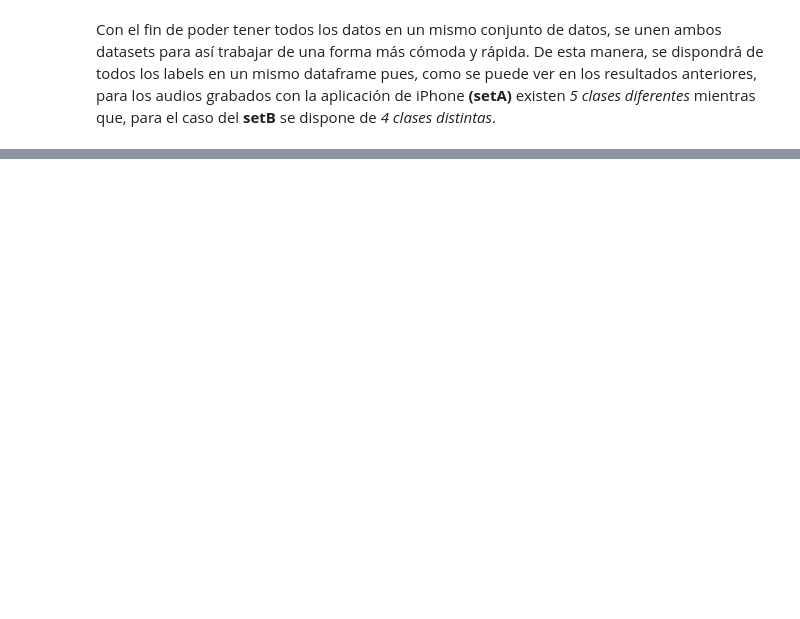
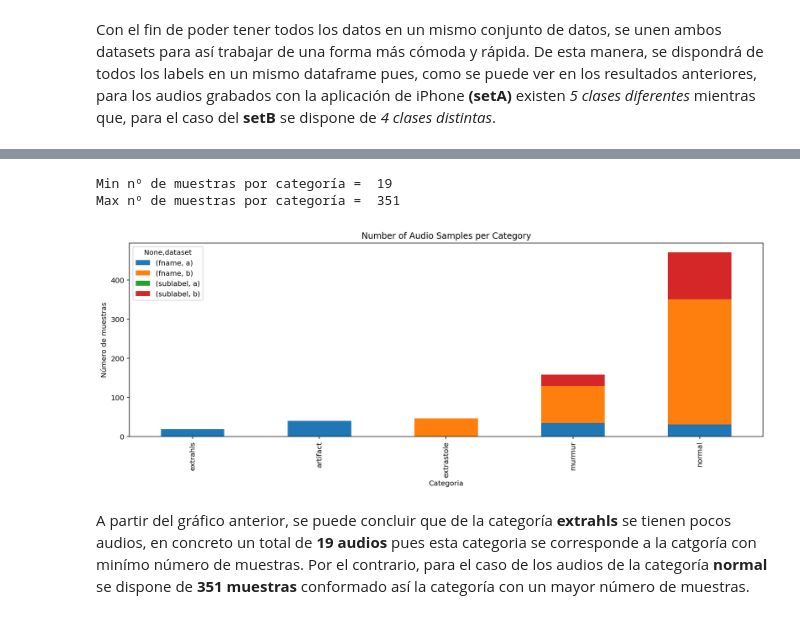
Before and after one commit to lauralucendom/MBD_audio, a Jupyter notebook: audio_analysis.ipynb, the cells around one changed output, grey strips where cells are left out. Drawn from its saved outputs; the diff is of its cells as text; code cells hidden in the pictures; blank space fills up the shorter version.

```diff
--- a/audio_analysis.ipynb
+++ b/audio_analysis.ipynb
@@ -51,2 +66,9 @@ array(['extrastole', 'murmur', 'normal', nan], dtype=object)
 # %% [markdown]
 Con el fin de poder tener todos los datos en un mismo conjunto de datos, se unen ambos datasets para así trabajar de una forma más cómoda y rápida. De esta manera, se dispondrá de todos los labels en un mismo dataframe pues, como se puede ver en los resultados anteriores, para los audios grabados con la aplicación de iPhone __(setA)__ existen *_5 clases diferentes_* mientras que, para el caso del __setB__ se dispone de *_4 clases distintas_*.
+# %%
+datasets = [set_a, set_b]
+train_dataset=pd.concat(datasets)
+print("Número de classes: {}".format(len(train_dataset.label.unique())))
+print("Clases: {}".format(train_dataset.label.unique()))
+print("Número de observaciones/audios: {}".format(len(train_dataset)))
+train_dataset.head()
@@ -52,0 +89,14 @@ Con el fin de poder tener todos los datos en un mismo conjunto de datos, se unen
+# %%
+category_group = train_dataset.groupby(['label','dataset']).count()
+plot = category_group.unstack().reindex(category_group.unstack().sum(axis=1).sort_values().index).plot(kind='bar', stacked=True, title="Number of Audio Samples per Category", figsize=(16,5))
+plot.set_xlabel("Categoria")
+plot.set_ylabel("Número de muestras")
+
+print('Min nº de muestras por categoría = ', min(train_dataset.label.value_counts()))
+print('Max nº de muestras por categoría = ', max(train_dataset.label.value_counts()))
+# %% [output]
+Min nº de muestras por categoría =  19
+Max nº de muestras por categoría =  351
+[figure, added]
+# %% [markdown]
+A partir del gráfico anterior, se puede concluir que de la categoría __extrahls__ se tienen pocos audios, en concreto un total de __19 audios__ pues esta categoria se corresponde a la catgoría con minímo número de muestras. Por el contrario, para el caso de los audios de la categoría __normal__ se dispone de __351 muestras__ conformado así la categoría con un mayor número de muestras.
```
Also changed, not shown: parts of 27 cells of this notebook, 1 other file.
